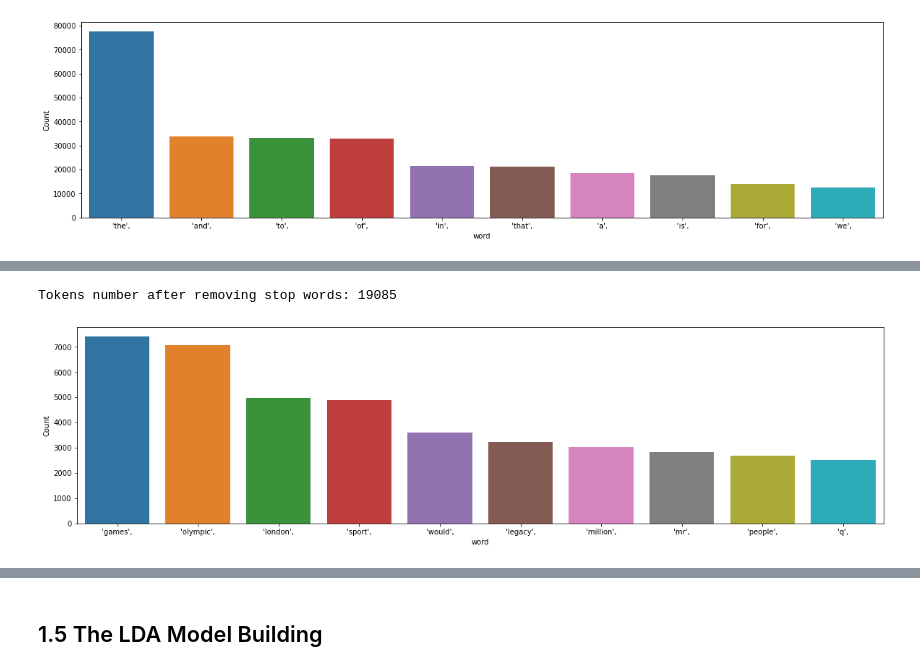
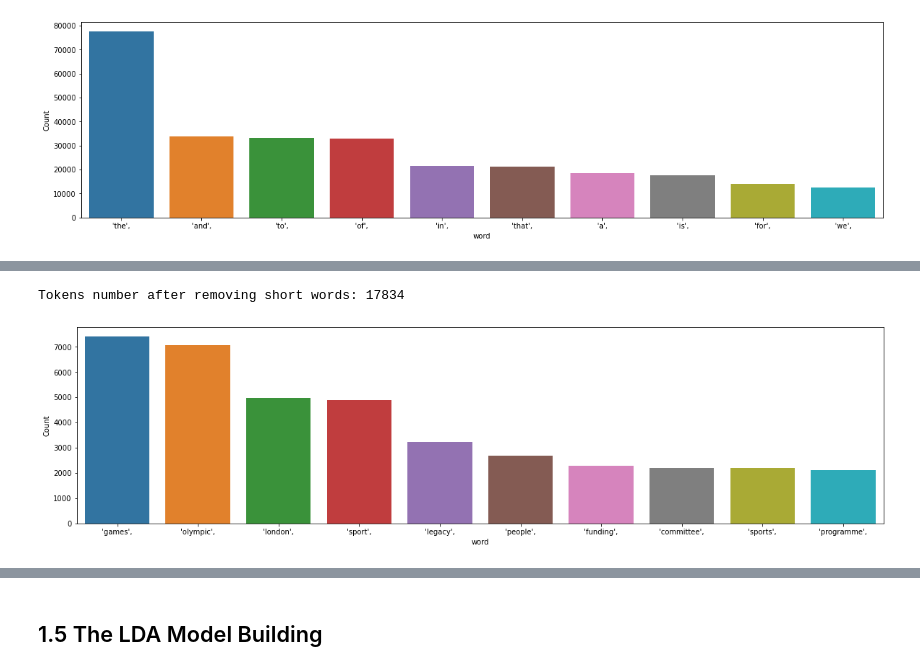
Before and after one commit to ZouZijie/Topic-Modelling-Project, a Jupyter notebook: Topic modelling of London Olympics Corpus (training on DOCS, classify on PARAS).ipynb, the cells around one changed output, grey strips where cells are left out. Cells and saved outputs as stored; diff of their text form; code cells hidden in the pictures.

```diff
--- a/Topic modelling of London Olympics Corpus (training on DOCS, classify on PARAS).ipynb
+++ b/Topic modelling of London Olympics Corpus (training on DOCS, classify on PARAS).ipynb
@@ -80,11 +68,12 @@ Document number: 169
 [figure]
 # %%
 #Tokenize the corpus
+docs=docs.map(lambda x: x.lower())
+
 tokenizer = RegexpTokenizer(r'\w+')
-for i in range (len(df)):
-    df[col][i] = df[col][i].lower()
-    df[col][i] = tokenizer.tokenize(df[col][i])
+for i in range (len(docs)):
+    docs[i] = tokenizer.tokenize(docs[i])
 
-print('Tokens number: %d'% (len(Dictionary(df[col]))))
-freq_words(df[col],10)
+print('Tokens number: %d'% (len(Dictionary(docs))))
+freq_words(docs,10)
 # %% [output]
@@ -100,10 +81,28 @@ Tokens number: 19221
 [figure]
 # %%
 #Remove the number
-df[col] = [ [token for token in doc if not token.isnumeric()] for doc in df[col]]
+docs = [ [token for token in doc if not token.isnumeric()] for doc in docs]
 
-print('Tokens number after removing number: %d'% (len(Dictionary(df[col]))))
-freq_words(df[col],10)
+print('Tokens number after removing number: %d'% (len(Dictionary(docs))))
+freq_words(docs,10)
 # %% [output]
 Tokens number after removing number: 19221
 [figure]
+# %%
+#remove stop words
+stop_words = stopwords.words('english')
+stop=[]
+sw =  open("C:/Users/jason/Documents/Exeter University/business project/code/stopwords.txt","r")
+for i in sw:
+    stop.append(i)
+sw.close()
+
+stop = [myL.replace('  \n', '') for myL in stop]
+
+stop = [myL.replace('\n', '') for myL in stop]
+
+stop_words.extend(stop)
+
+docs = [ [token for token in doc if not token in stop_words] for doc in docs ]
+print('Tokens number after removing stop words: %d'% (len(Dictionary(docs))))
+freq_words(docs,10)
@@ -110,9 +112,8 @@ Tokens number after removing number: 19221
 # %%
-#Reomve stop words
-stop_words = stopwords.words('english')
-df[col] = [ [token for token in doc if not token in stop_words] for doc in df[col] ]
-print('Tokens number after removing stop words: %d'% (len(Dictionary(df[col]))))
-freq_words(df[col],10)
+#Remove short words (length< min_len)
+docs = [ [token for token in doc if not len(token) < min_len] for doc in docs ]
+print('Tokens number after removing short words: %d'% (len(Dictionary(docs))))
+freq_words(docs,10)
 # %% [output]
-Tokens number after removing stop words: 19085
+Tokens number after removing short words: 17834
-[figure, old version]
+[figure, new version]
```
Also changed, not shown: parts of 37 cells of this notebook.
